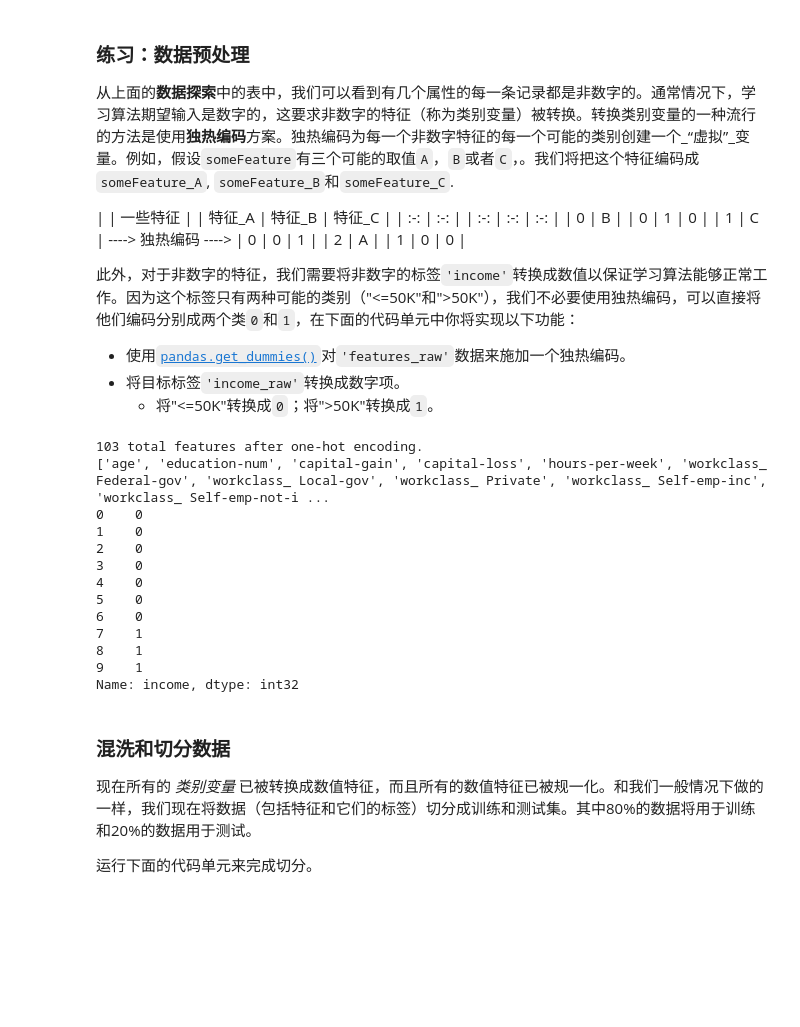
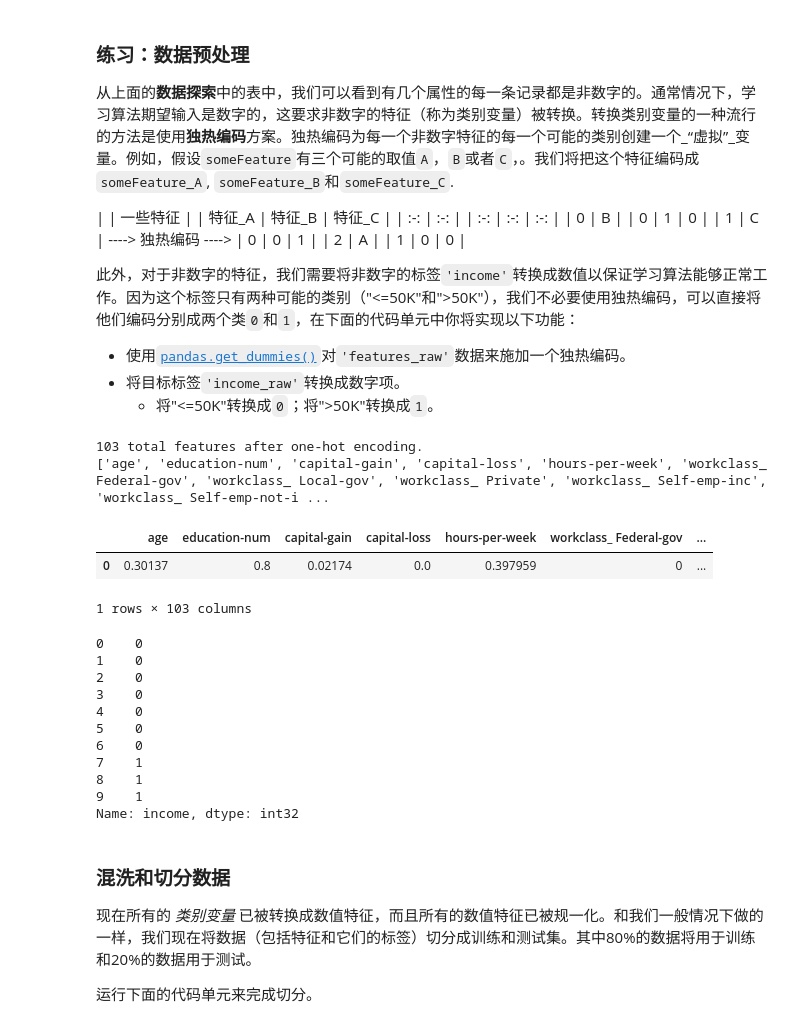
Before and after one commit to Heerozh/machine-learning, a Jupyter notebook: projects/finding_donors/finding_donors.ipynb, the cells around one changed output. Cells and saved outputs as stored; diff of their text form; code cells hidden in the pictures; blank space fills up the shorter version.

```diff
--- a/projects/finding_donors/finding_donors.ipynb
+++ b/projects/finding_donors/finding_donors.ipynb
@@ -144,32 +144,35 @@ vs.distribution(features_raw, transformed = True)
 # %%
 # TODO：使用pandas.get_dummies()对'features_raw'数据进行独热编码
 features = pd.get_dummies(features_raw)
 
 # TODO：将'income_raw'编码成数字值
 income =  (income_raw == '>50K' ).astype(int)
 
 # 打印经过独热编码之后的特征数量
 encoded = list(features.columns)
 print "{} total features after one-hot encoding.".format(len(encoded))
 
 # 移除下面一行的注释以观察编码的特征名字
 print encoded
-#display(features.head(n = 1))
+display(features.head(n = 1))
 print income.head(n = 10)
 # %% [output]
 103 total features after one-hot encoding.
 ['age', 'education-num', 'capital-gain', 'capital-loss', 'hours-per-week', 'workclass_ Federal-gov', 'workclass_ Local-gov', 'workclass_ Private', 'workclass_ Self-emp-inc', 'workclass_ Self-emp-not-i ...
-0    0
-1    0
-2    0
-3    0
-4    0
-5    0
-6    0
-7    1
-8    1
-9    1
-Name: income, dtype: int32
+|  | age | education-num | capital-gain | capital-loss | hours-per-week | workclass_ Federal-gov | ... |
+| 0 | 0.30137 | 0.8 | 0.02174 | 0.0 | 0.397959 | 0 | ... |
+1 rows × 103 columns
+0    0
+1    0
+2    0
+3    0
+4    0
+5    0
+6    0
+7    1
+8    1
+9    1
+Name: income, dtype: int32
 # %% [markdown]
 ### 混洗和切分数据
 现在所有的 _类别变量_ 已被转换成数值特征，而且所有的数值特征已被规一化。和我们一般情况下做的一样，我们现在将数据（包括特征和它们的标签）切分成训练和测试集。其中80%的数据将用于训练和20%的数据用于测试。
```
Also changed, not shown: parts of 2 cells of this notebook, 1 other file.
